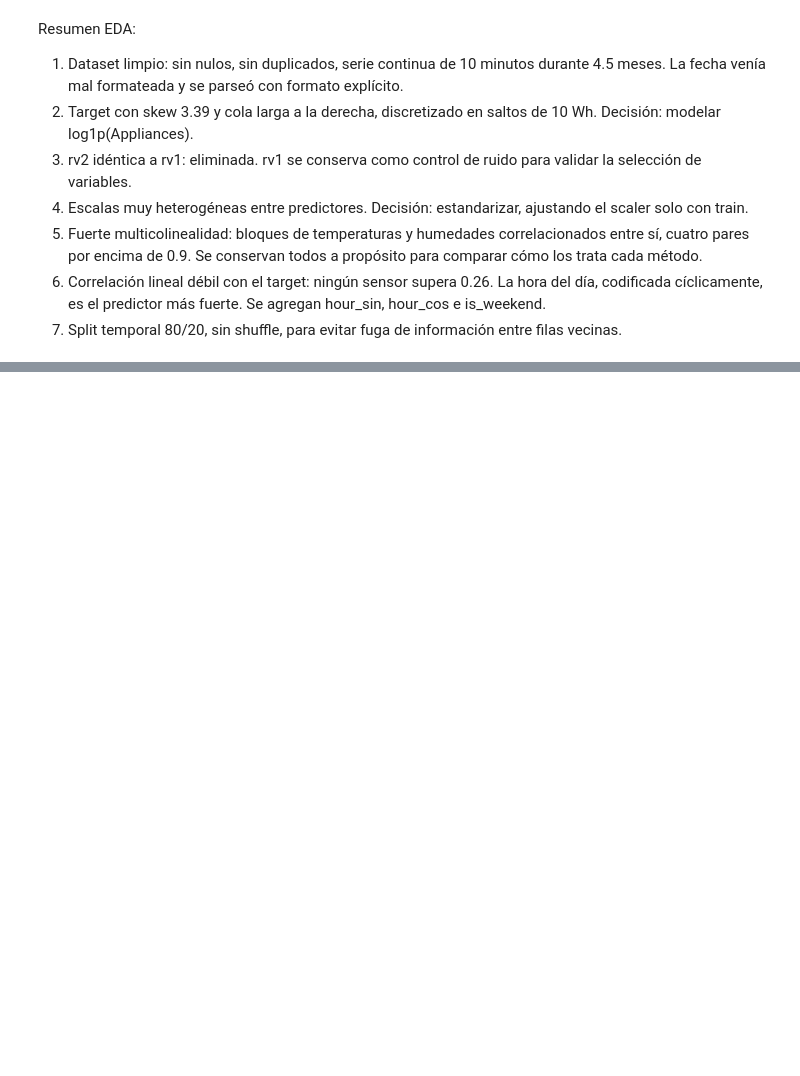
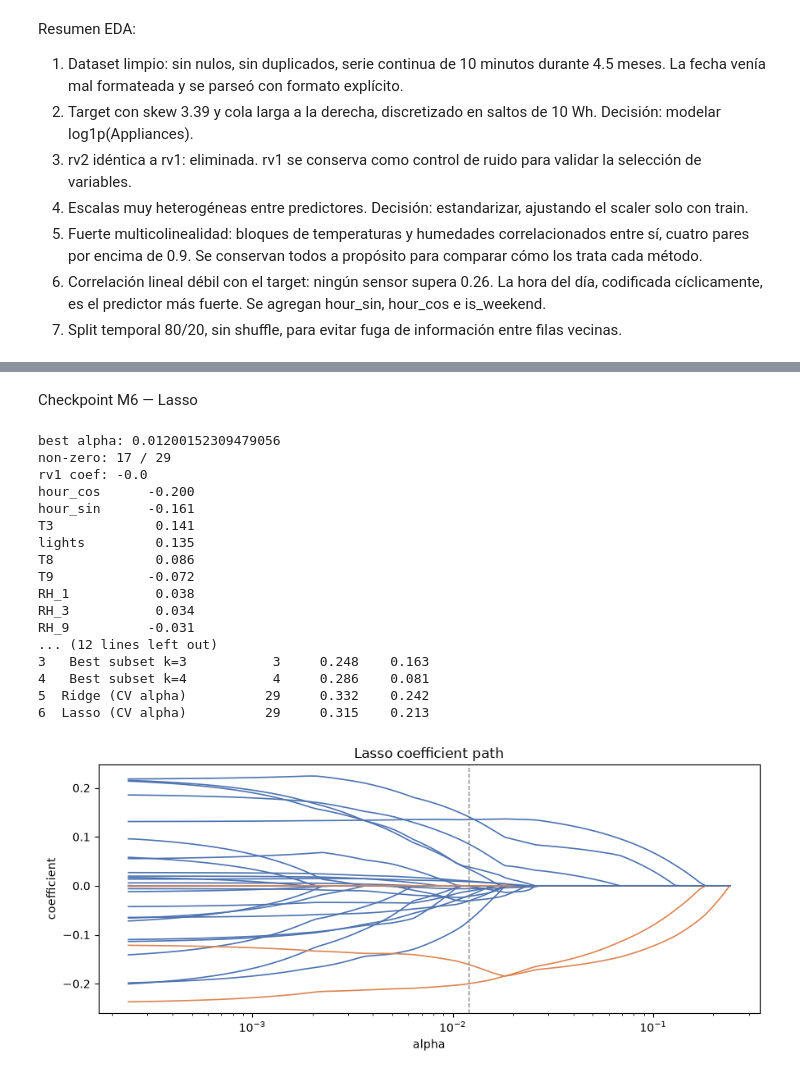
Before and after one commit to aristotekean/ml-lab02-best-subset-lasso, a Jupyter notebook: notebooks/lab02.ipynb, the cells around one changed output, grey strips where cells are left out. Cells and saved outputs as stored; diff of their text form; code cells hidden in the pictures; blank space fills up the shorter version.

```diff
--- a/notebooks/lab02.ipynb
+++ b/notebooks/lab02.ipynb
@@ -273,0 +474,43 @@ Resumen EDA:
+# %% [markdown]
+Checkpoint M6 — Lasso
+# %%
+from sklearn.linear_model import Lasso, LassoCV, lasso_path
+
+lasso_cv = LassoCV(cv=tscv, alphas=100, max_iter=20000, random_state=0).fit(X_train_s, y_train)
+lasso = Lasso(alpha=lasso_cv.alpha_, max_iter=20000).fit(X_train_s, y_train)
+print("best alpha:", lasso_cv.alpha_)
+
+kept = pd.Series(lasso.coef_, index=feature_cols)
+print("non-zero:", (kept != 0).sum(), "/ 29")
+print("rv1 coef:", kept["rv1"])
+print(kept[kept != 0].sort_values(key=abs, ascending=False).round(3).to_string())
+
+results.append(evaluate(Lasso(alpha=lasso_cv.alpha_, max_iter=20000), X_train_s, y_train, X_test_s, y_test, "Lasso (CV alpha)"))
+print(pd.DataFrame(results)[["model", "n_features", "r2_train", "r2_test"]].round(3).to_string())
+
+alphas_l, coefs_l, _ = lasso_path(X_train_s.values, y_train.values, alphas=100)
+fig, ax = plt.subplots(figsize=(9, 4))
+for j, c in enumerate(feature_cols):
+    ax.plot(alphas_l, coefs_l[j], lw=1.2, color="#4C72B0" if c not in ("hour_sin", "hour_cos", "rv1") else "#DD8452")
+ax.axvline(lasso_cv.alpha_, color="gray", ls="--", lw=1)
+ax.set_xscale("log"); ax.set_xlabel("alpha"); ax.set_ylabel("coefficient"); ax.set_title("Lasso coefficient path")
+plt.tight_layout()
+# %% [output]
+best alpha: 0.01200152309479056
+non-zero: 17 / 29
+rv1 coef: -0.0
+hour_cos      -0.200
+hour_sin      -0.161
+T3             0.141
+lights         0.135
+T8             0.086
+T9            -0.072
+RH_1           0.038
+RH_3           0.034
+RH_9          -0.031
+... (12 lines left out)
+3   Best subset k=3           3     0.248    0.163
+4   Best subset k=4           4     0.286    0.081
+5  Ridge (CV alpha)          29     0.332    0.242
+6  Lasso (CV alpha)          29     0.315    0.213
+[figure, added]
```
Also changed, not shown: parts of 19 cells of this notebook, 2 other files.
